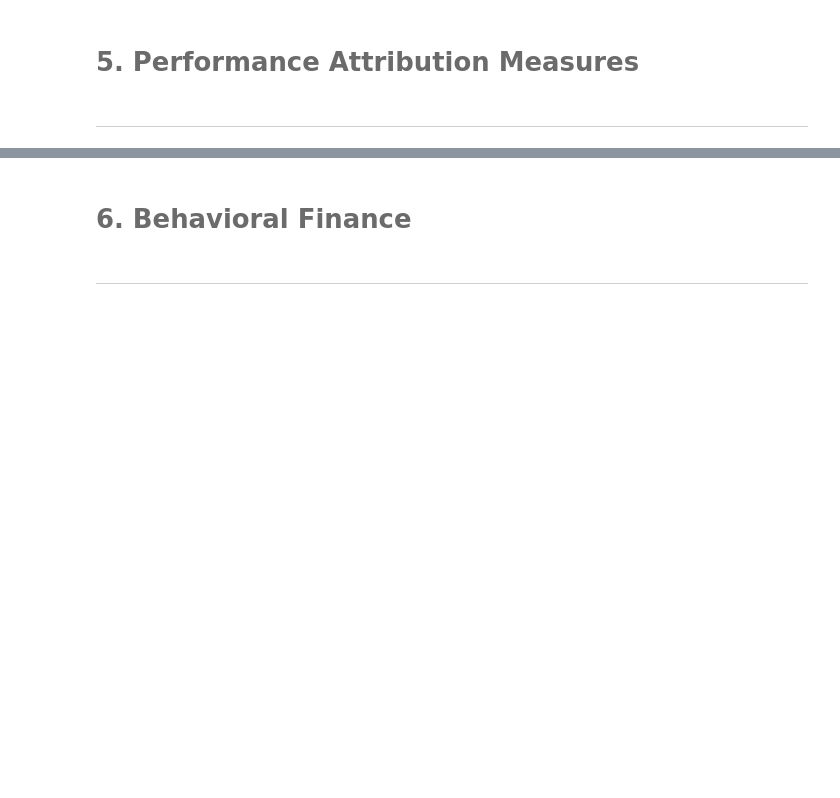
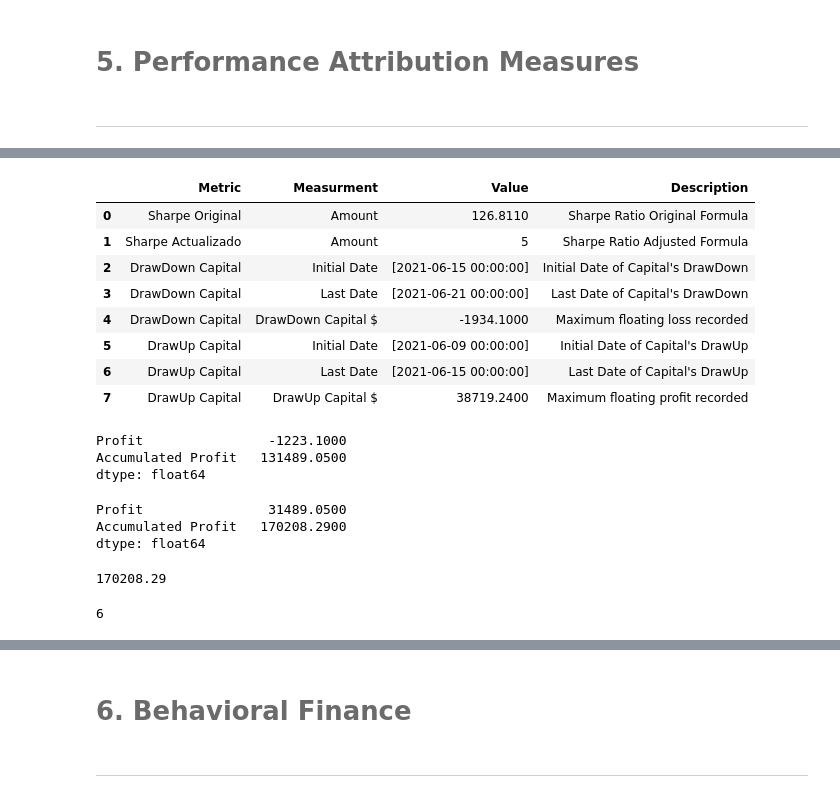
Before and after one commit to HKael/MYST-3, a Jupyter notebook: notebook.ipynb, the cells around one changed output, grey strips where cells are left out. Drawn from its saved outputs; the diff is of its cells as text; code cells hidden in the pictures; blank space fills up the shorter version.

Commit message:
Part 2 almost done, adjusted sharp ratio missing

```diff
--- a/notebook.ipynb
+++ b/notebook.ipynb
@@ -215,0 +328,36 @@ historical_data_4.get('df_2_ranking')
+# %%
+f_estadisticas_mad(f_evolucion_capital(historical_data_3))
+# %% [output]
+|  | Metric | Measurment | Value | Description |
+| 0 | Sharpe Original | Amount | 126.8110 | Sharpe Ratio Original Formula |
+| 1 | Sharpe Actualizado | Amount | 5 | Sharpe Ratio Adjusted Formula |
+| 2 | DrawDown Capital | Initial Date | [2021-06-15 00:00:00] | Initial Date of Capital's DrawDown |
+| 3 | DrawDown Capital | Last Date | [2021-06-21 00:00:00] | Last Date of Capital's DrawDown |
+| 4 | DrawDown Capital | DrawDown Capital $ | -1934.1000 | Maximum floating loss recorded |
+| 5 | DrawUp Capital | Initial Date | [2021-06-09 00:00:00] | Initial Date of Capital's DrawUp |
+| 6 | DrawUp Capital | Last Date | [2021-06-15 00:00:00] | Last Date of Capital's DrawUp |
+| 7 | DrawUp Capital | DrawUp Capital $ | 38719.2400 | Maximum floating profit recorded |
+# %%
+k5.cummin().min()
+# %% [output]
+Profit                -1223.1000
+Accumulated Profit   131489.0500
+dtype: float64
+# %%
+k5.cummax().max()
+# %% [output]
+Profit                31489.0500
+Accumulated Profit   170208.2900
+dtype: float64
+# %%
+maximum = k6["Accumulated Profit"].max()
+maximum
+# %% [output]
+170208.29
+# %%
+k6 = k5.reset_index()
+w = k6[k6["Accumulated Profit"] == k6["Accumulated Profit"].max()].index
+f = w[0]
+f
+# %% [output]
+6
```
Also changed, not shown: parts of 15 cells of this notebook, 2 other files.
